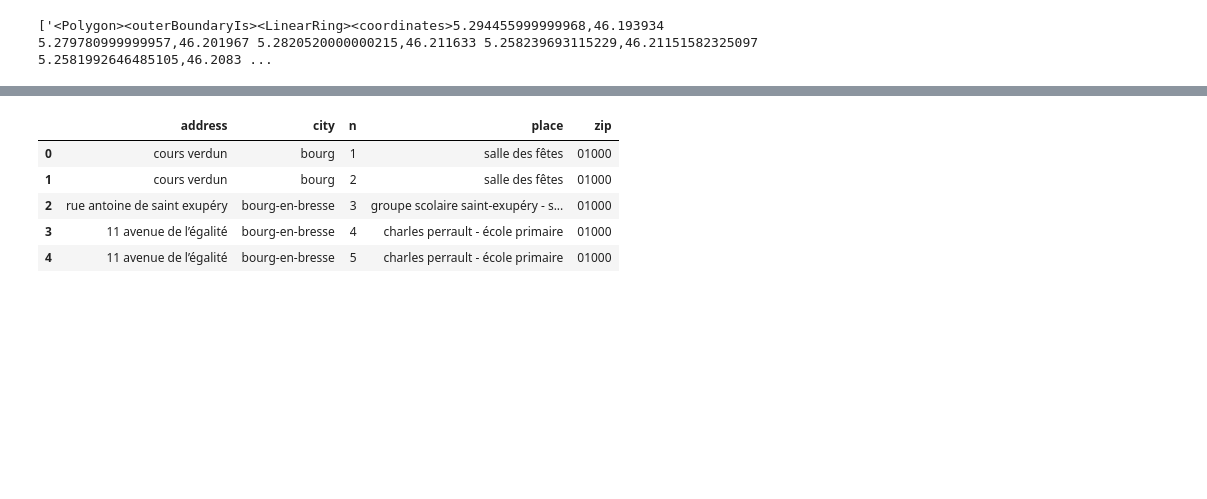
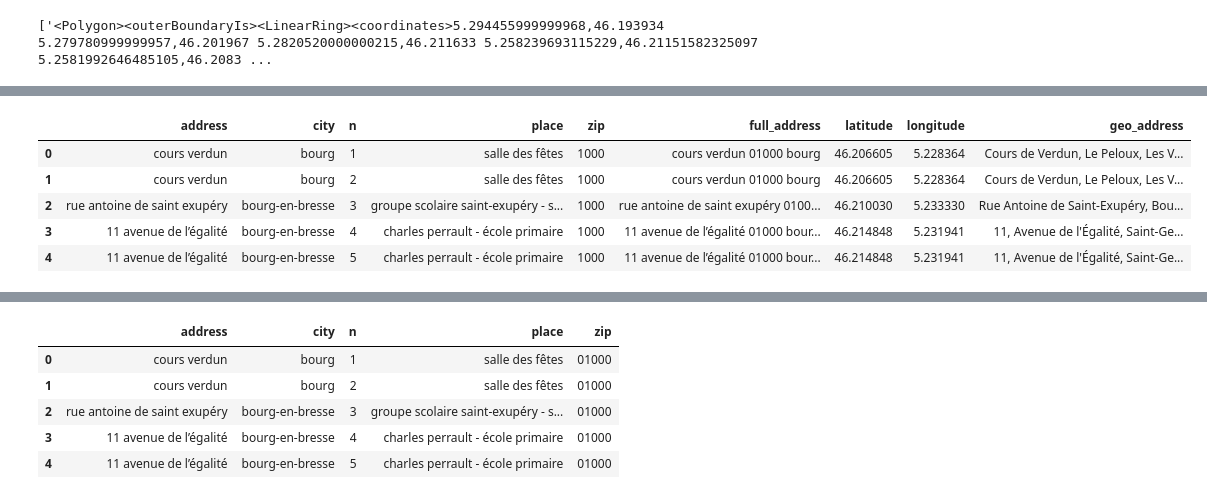
Before and after one commit to sdpython/actuariat_python, a Jupyter notebook: _doc/notebooks/population/election_carte_electorale.ipynb, the cells around one changed output, grey strips where cells are left out. Drawn from its saved outputs; the diff is of its cells as text; code cells hidden in the pictures; blank space fills up the shorter version.

```diff
--- a/_doc/notebooks/population/election_carte_electorale.ipynb
+++ b/_doc/notebooks/population/election_carte_electorale.ipynb
@@ -57 +67,10 @@ list(geo.sort_values(["department", "code_circonscription"])["kml_shape"])[:1]
+# %%
+bureau_geo.head()
+# %% [output]
+|  | address | city | n | place | zip | full_address | latitude | longitude | geo_address |
+| 0 | cours verdun | bourg | 1 | salle des fêtes | 1000 | cours verdun 01000 bourg | 46.206605 | 5.228364 | Cours de Verdun, Le Peloux, Les V... |
+| 1 | cours verdun | bourg | 2 | salle des fêtes | 1000 | cours verdun 01000 bourg | 46.206605 | 5.228364 | Cours de Verdun, Le Peloux, Les V... |
+| 2 | rue antoine de saint exupéry | bourg-en-bresse | 3 | groupe scolaire saint-exupéry - s... | 1000 | rue antoine de saint exupéry 0100... | 46.210030 | 5.233330 | Rue Antoine de Saint-Exupéry, Bou... |
+| 3 | 11 avenue de l’égalité | bourg-en-bresse | 4 | charles perrault - école primaire | 1000 | 11 avenue de l’égalité 01000 bour... | 46.214848 | 5.231941 | 11, Avenue de l'Égalité, Saint-Ge... |
+| 4 | 11 avenue de l’égalité | bourg-en-bresse | 5 | charles perrault - école primaire | 1000 | 11 avenue de l’égalité 01000 bour... | 46.214848 | 5.231941 | 11, Avenue de l'Égalité, Saint-Ge... |
 # %% [markdown]
```
Also changed, not shown: parts of 8 cells of this notebook, 9 other files.
